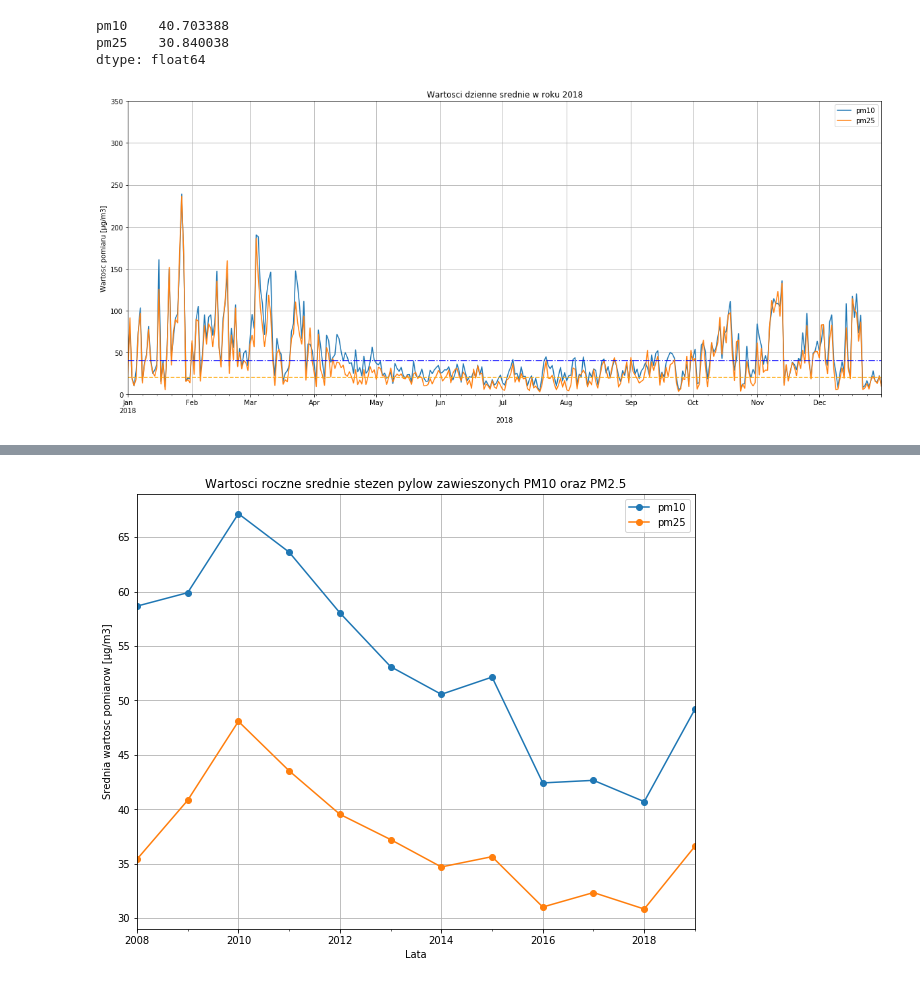
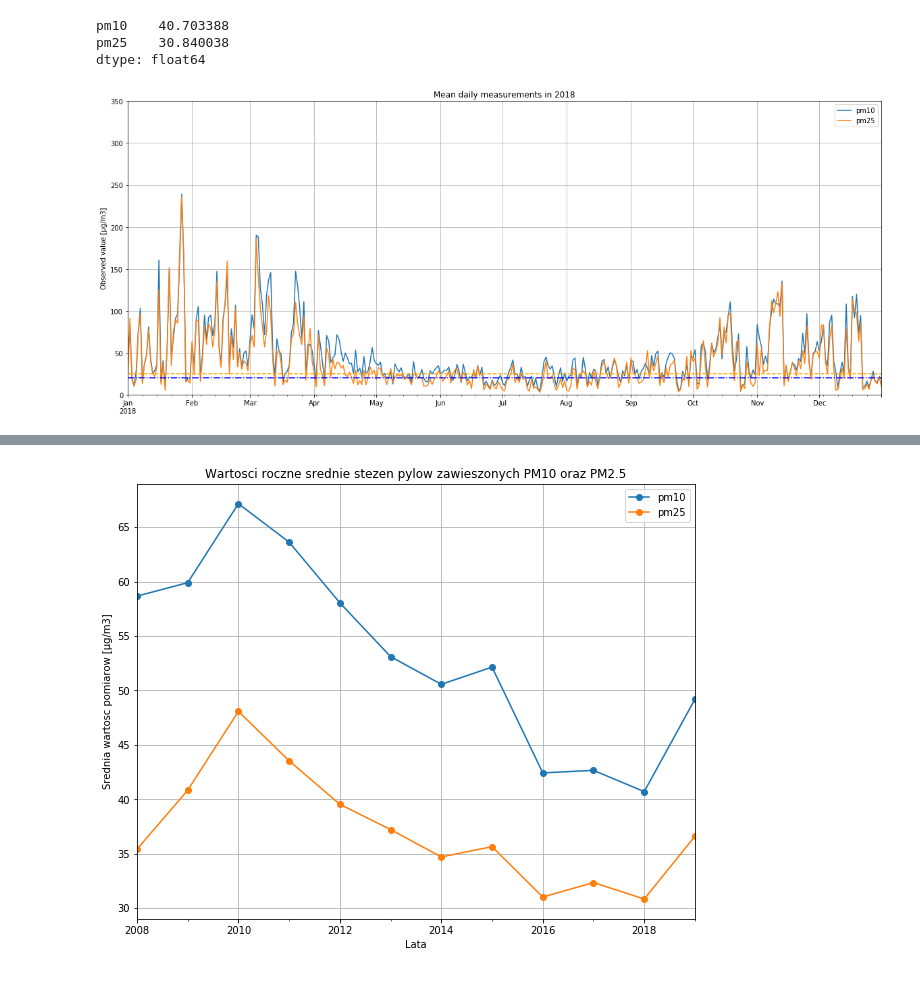
Before and after one commit to ksatola/air-polution, a Jupyter notebook: agh/030_EDA_PM25.ipynb, the cells around one changed output, grey strips where cells are left out. Drawn from its saved outputs; the diff is of its cells as text; code cells hidden in the pictures.

```diff
--- a/agh/030_EDA_PM25.ipynb
+++ b/agh/030_EDA_PM25.ipynb
@@ -171,14 +169,15 @@ pm10    40.703388
 pm25    30.840038
 dtype: float64
 # %%
-# Oraz w roku 2018
+# And in 2018
 ax = df['2018'].asfreq('D').plot(grid=True, figsize=(20, 8))
 ax.set_ylim(0, 350)
-ax.axhline(20, color='orange', linestyle='--')
-ax.axhline(40, color='blue', linestyle='-.')
-plt.title('Wartosci dzienne srednie w roku 2018')
-plt.ylabel('Wartosc pomiaru [µg/m3]')
-plt.xlabel('2018')
+ax.axhline(25, color='orange', linestyle='--')
+ax.axhline(20, color='blue', linestyle='-.')
+plt.title('Mean daily measurements in 2018')
+plt.ylabel('Observed value [µg/m3]')
+plt.xlabel('')
+plt.savefig('images/eda_pm_mean_daily_2018.png')
 plt.show();
 # %% [output]
-[figure, old version]
+[figure, new version]
```
Also changed, not shown: parts of 15 cells of this notebook, 4 other files.
